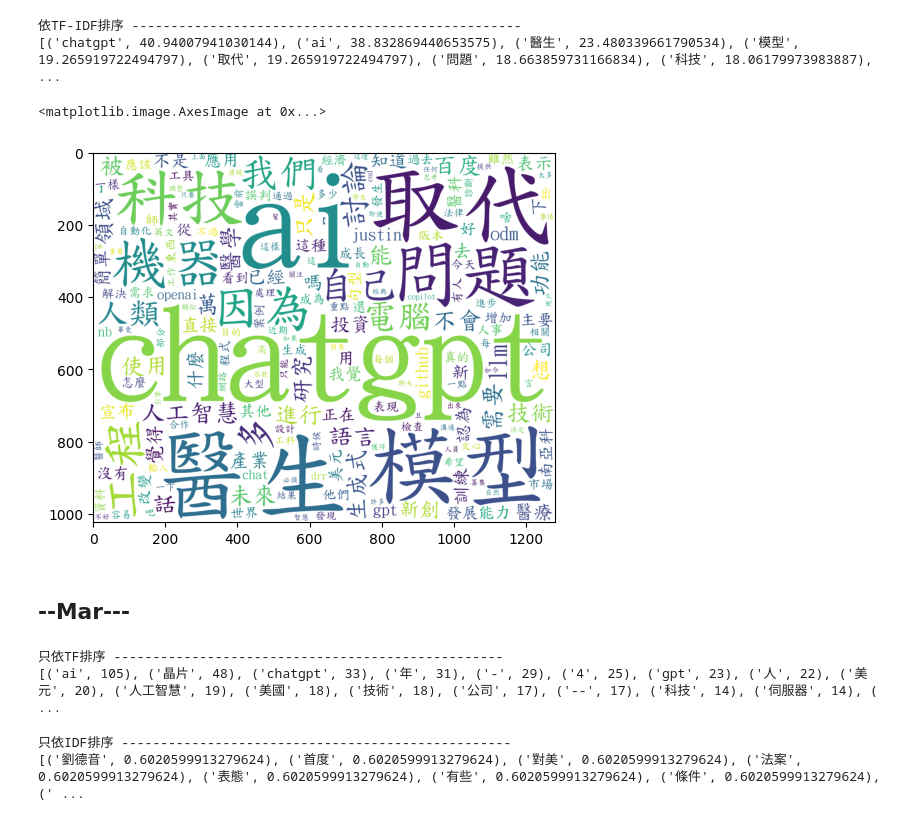
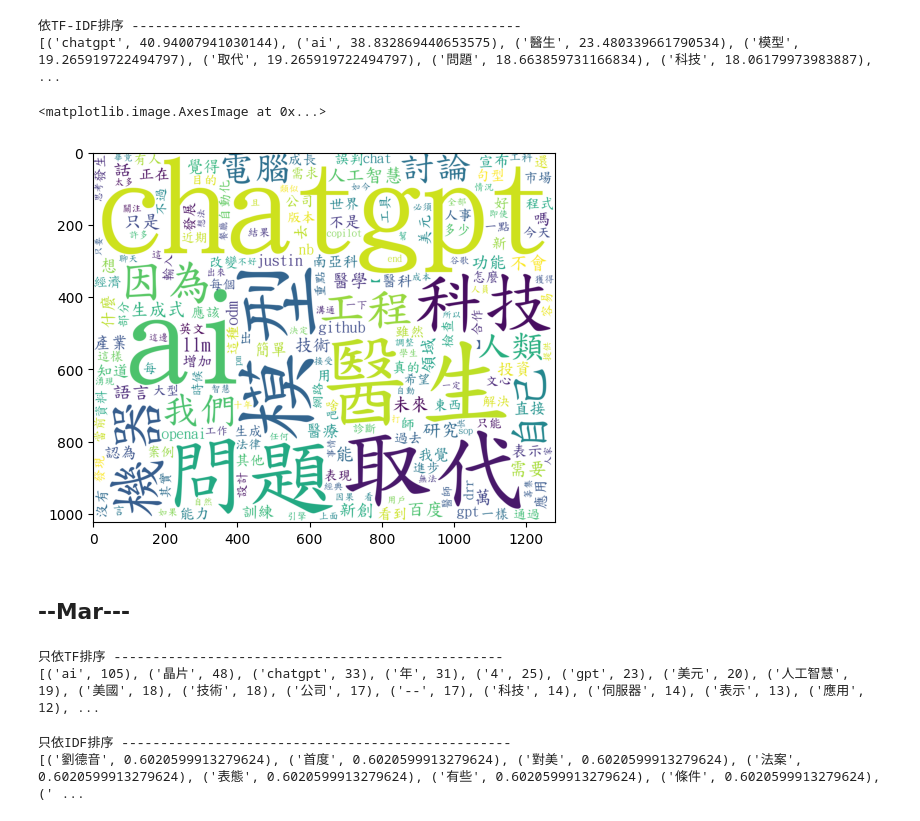
Before and after one commit to Chia-Wei-Wu/sentiment_PTT_chatgpt, a Jupyter notebook: techjob_TFIDF.ipynb, the cells around one changed output. Saved outputs shown, nothing was run; the diff lists cells and outputs as text; code cells hidden in the pictures.

```diff
--- a/techjob_TFIDF.ipynb
+++ b/techjob_TFIDF.ipynb
@@ -52,7 +52,7 @@ print(count_jan,count_feb,count_mar,count_apr)
 # %% [output]
 415 454 458 416
 # %%
-bad_word = ["\n","他","的","是","了",'等','如此','來','無','背','碼','元','以及','再者','尤其','%','一個','讓','最','複','僅','據','之道','指出','方面','億','目前','長','這一','總','得','個','以及','將','設','e','旨在','已','仍','鏈','具有','向','需','誠','其','一部分','比','第','寫','像','以來','佈','這些','內','中','成','誰','一些','以','就是','後','一種','哪些','它','由','很','而','較',"在","也","對","與","和","之","為","於","來","有","就","我","不","要","跟","說","都","你",'造',"可以","會","可能","做","但是","沒","但","上",'製']
+bad_word = ["\n","他","的","是","了",'等','(','／','高','3','更'')','/',')','包括','到','成為','相關','重要','處理','預計','他們','署名','進行','下','多','主要','整合','原文','報導','發布','可','被','從','使用','心得','-','人','已經','內容','標題','連結','如此','來','無','背','碼','元','以及','再者','尤其','%','一個','讓','最','複','僅','據','之道','指出','方面','億','目前','長','這一','總','得','個','以及','將','設','e','旨在','已','仍','鏈','具有','向','需','誠','其','一部分','比','第','寫','像','以來','佈','這些','內','中','成','誰','一些','以','就是','後','一種','哪些','它','由','很','而','較',"在","也","對","與","和","之","為","於","來","有","就","我","不","要","跟","說","都","你",'造',"可以","會","可能","做","但是","沒","但","上",'製']
 # %%
 #data preprocessing with Jan
 content_col_jan = []
@@ -323,20 +335,20 @@ tfidf_dict = {}
 for key in stat_dict:
     tfidf_dict[key] = stat_dict[key]*idf_dict[key]
 
-new_dict = sorted(tfidf_dict.items(), key=lambda item: item[1], reverse=True)
+new_dict_feb = sorted(tfidf_dict.items(), key=lambda item: item[1], reverse=True)
 print('依TF-IDF排序', '-'*50)
-print(new_dict)
+print(new_dict_feb)
 # %% [output]
 依TF-IDF排序 --------------------------------------------------
 [('chatgpt', 40.94007941030144), ('ai', 38.832869440653575), ('醫生', 23.480339661790534), ('模型', 19.265919722494797), ('取代', 19.265919722494797), ('問題', 18.663859731166834), ('科技', 18.06179973983887),  ...
 # %%
-dict_text = dict(new_dict)
+dict_text = dict(new_dict_feb)
 cloud = WordCloud(background_color = bg, width=width, height=height, font_path=myfont).generate_from_frequencies(dict_text)
 
 plt.imshow(cloud)
 # %% [output]
 <matplotlib.image.AxesImage at 0x...>
-[figure, old version]
+[figure, new version]
 # %% [markdown]
 ## --Mar---
 # %%
@@ -361,7 +373,7 @@ print('只依TF排序', '-'*50)
 print(new_dict)
 # %% [output]
 只依TF排序 --------------------------------------------------
-[('ai', 105), ('晶片', 48), ('chatgpt', 33), ('年', 31), ('-', 29), ('4', 25), ('gpt', 23), ('人', 22), ('美元', 20), ('人工智慧', 19), ('美國', 18), ('技術', 18), ('公司', 17), ('--', 17), ('科技', 14), ('伺服器', 14), ( ...
+[('ai', 105), ('晶片', 48), ('chatgpt', 33), ('年', 31), ('4', 25), ('gpt', 23), ('美元', 20), ('人工智慧', 19), ('美國', 18), ('技術', 18), ('公司', 17), ('--', 17), ('科技', 14), ('伺服器', 14), ('表示', 13), ('應用', 12), ...
 # %%
 # Compute IDF
 corpus_list = [Strcontent_col_jan, Strcontent_col_feb, Strcontent_col_mar, Strcontent_col_apr]
```
Also changed, not shown: parts of 16 cells of this notebook.
